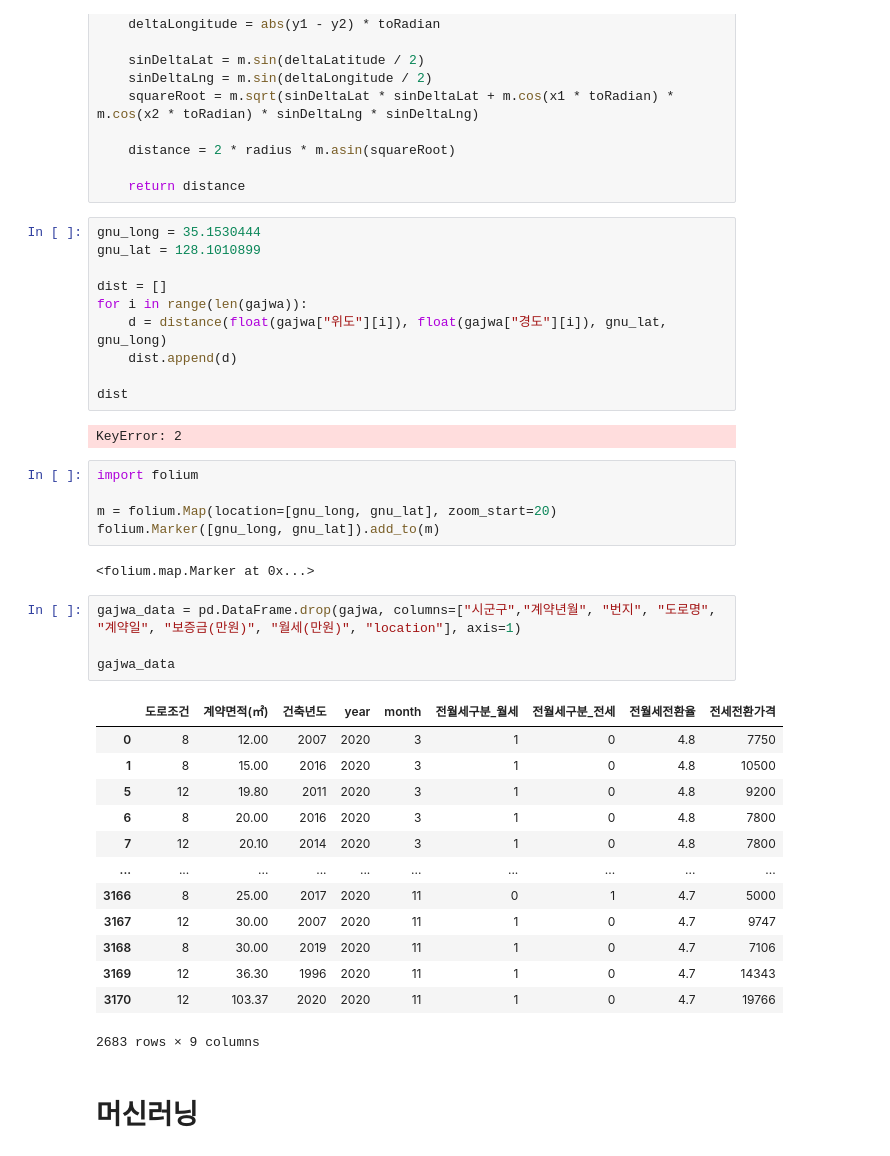
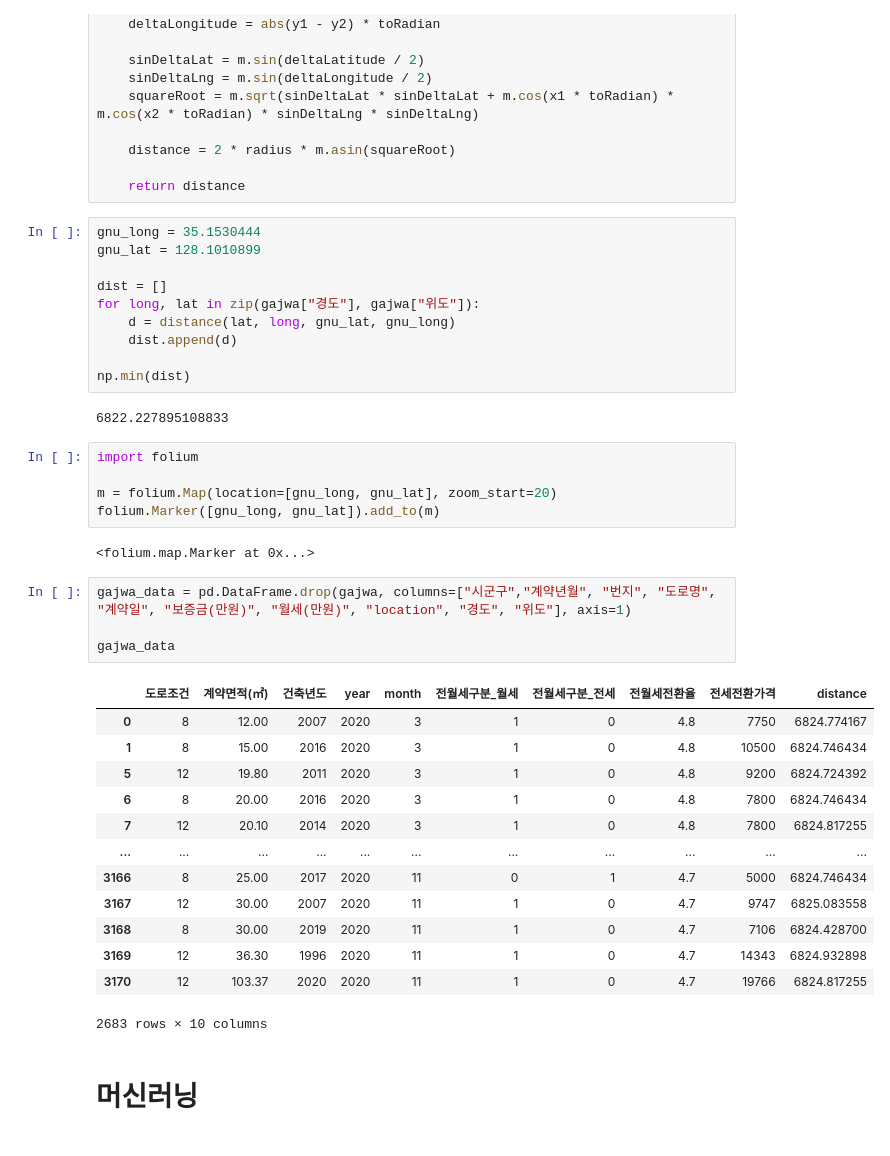
Before and after one commit to ChanceMKR/LH_home, a Jupyter notebook: ksc/lh_home.ipynb, the cells around one changed output. Drawn from its saved outputs; the diff is of its cells as text.

Commit message:
distance

```diff
--- a/ksc/lh_home.ipynb
+++ b/ksc/lh_home.ipynb
@@ -153,13 +141,13 @@ gnu_long = 35.1530444
 gnu_lat = 128.1010899
 
 dist = []
-for i in range(len(gajwa)):
-    d = distance(float(gajwa["위도"][i]), float(gajwa["경도"][i]), gnu_lat, gnu_long)
+for long, lat in zip(gajwa["경도"], gajwa["위도"]):
+    d = distance(lat, long, gnu_lat, gnu_long)
     dist.append(d)
 
-dist
+np.min(dist)
 # %% [output]
-KeyError: 2
+6822.227895108833
 # %%
 import folium
 
@@ -168,23 +156,23 @@ folium.Marker([gnu_long, gnu_lat]).add_to(m)
 # %% [output]
 <folium.map.Marker at 0x...>
 # %%
-gajwa_data = pd.DataFrame.drop(gajwa, columns=["시군구","계약년월", "번지", "도로명", "계약일", "보증금(만원)", "월세(만원)", "location"], axis=1)
+gajwa_data = pd.DataFrame.drop(gajwa, columns=["시군구","계약년월", "번지", "도로명", "계약일", "보증금(만원)", "월세(만원)", "location", "경도", "위도"], axis=1)
 
 gajwa_data
 # %% [output]
-|  | 도로조건 | 계약면적(㎡) | 건축년도 | year | month | 전월세구분_월세 | 전월세구분_전세 | 전월세전환율 | 전세전환가격 |
-| 0 | 8 | 12.00 | 2007 | 2020 | 3 | 1 | 0 | 4.8 | 7750 |
-| 1 | 8 | 15.00 | 2016 | 2020 | 3 | 1 | 0 | 4.8 | 10500 |
-| 5 | 12 | 19.80 | 2011 | 2020 | 3 | 1 | 0 | 4.8 | 9200 |
-| 6 | 8 | 20.00 | 2016 | 2020 | 3 | 1 | 0 | 4.8 | 7800 |
-| 7 | 12 | 20.10 | 2014 | 2020 | 3 | 1 | 0 | 4.8 | 7800 |
-| ... | ... | ... | ... | ... | ... | ... | ... | ... | ... |
-| 3166 | 8 | 25.00 | 2017 | 2020 | 11 | 0 | 1 | 4.7 | 5000 |
-| 3167 | 12 | 30.00 | 2007 | 2020 | 11 | 1 | 0 | 4.7 | 9747 |
-| 3168 | 8 | 30.00 | 2019 | 2020 | 11 | 1 | 0 | 4.7 | 7106 |
-| 3169 | 12 | 36.30 | 1996 | 2020 | 11 | 1 | 0 | 4.7 | 14343 |
-| 3170 | 12 | 103.37 | 2020 | 2020 | 11 | 1 | 0 | 4.7 | 19766 |
+|  | 도로조건 | 계약면적(㎡) | 건축년도 | year | month | 전월세구분_월세 | 전월세구분_전세 | 전월세전환율 | 전세전환가격 | distance |
+| 0 | 8 | 12.00 | 2007 | 2020 | 3 | 1 | 0 | 4.8 | 7750 | 6824.774167 |
+| 1 | 8 | 15.00 | 2016 | 2020 | 3 | 1 | 0 | 4.8 | 10500 | 6824.746434 |
+| 5 | 12 | 19.80 | 2011 | 2020 | 3 | 1 | 0 | 4.8 | 9200 | 6824.724392 |
+| 6 | 8 | 20.00 | 2016 | 2020 | 3 | 1 | 0 | 4.8 | 7800 | 6824.746434 |
+| 7 | 12 | 20.10 | 2014 | 2020 | 3 | 1 | 0 | 4.8 | 7800 | 6824.817255 |
+| ... | ... | ... | ... | ... | ... | ... | ... | ... | ... | ... |
+| 3166 | 8 | 25.00 | 2017 | 2020 | 11 | 0 | 1 | 4.7 | 5000 | 6824.746434 |
+| 3167 | 12 | 30.00 | 2007 | 2020 | 11 | 1 | 0 | 4.7 | 9747 | 6825.083558 |
+| 3168 | 8 | 30.00 | 2019 | 2020 | 11 | 1 | 0 | 4.7 | 7106 | 6824.428700 |
+| 3169 | 12 | 36.30 | 1996 | 2020 | 11 | 1 | 0 | 4.7 | 14343 | 6824.932898 |
+| 3170 | 12 | 103.37 | 2020 | 2020 | 11 | 1 | 0 | 4.7 | 19766 | 6824.817255 |
-2683 rows × 9 columns
+2683 rows × 10 columns
 # %% [markdown]
 # 머신러닝
 # %%
```
Also changed, not shown: parts of 13 cells of this notebook, 4 other files.
